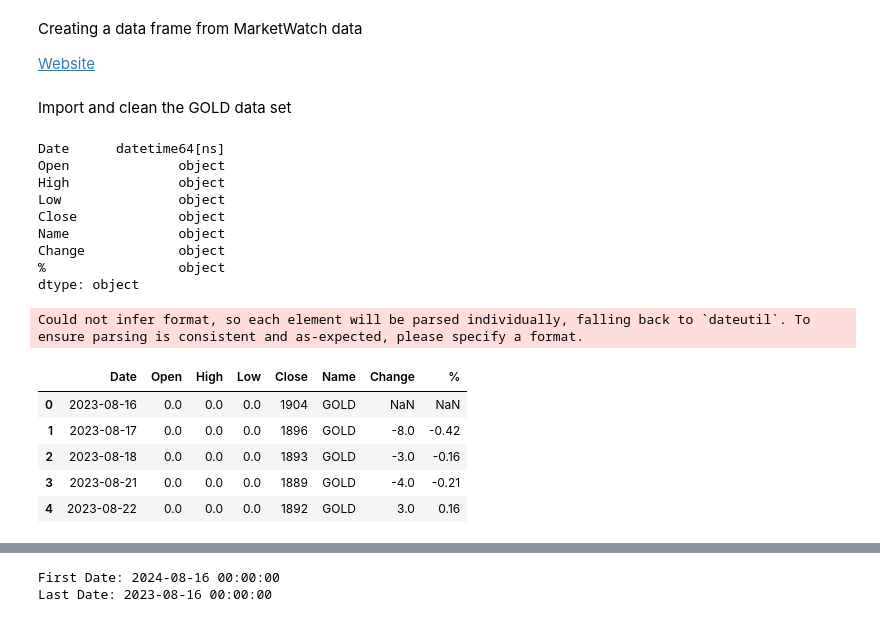
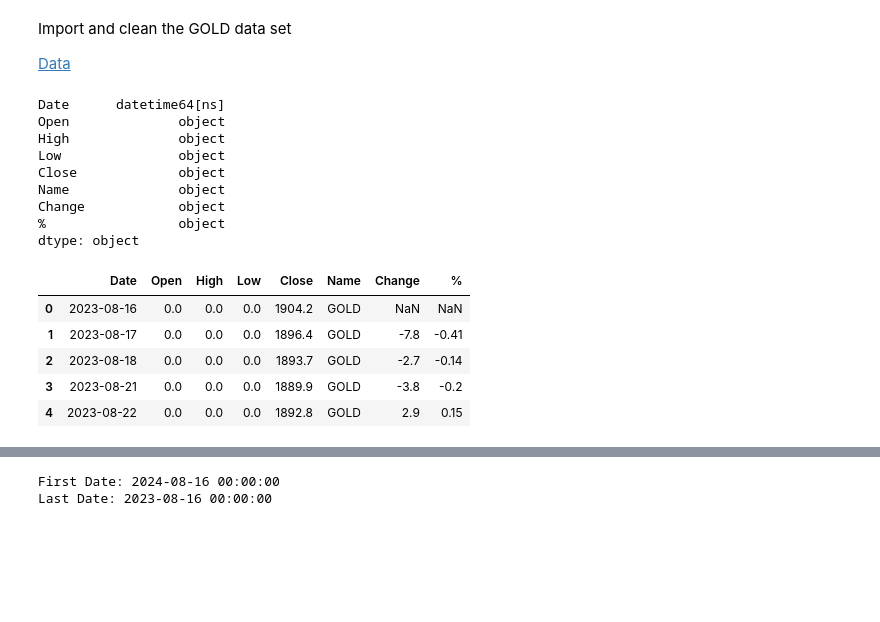
Before and after one commit to CVanchieri/CryptoAPIs, a Jupyter notebook: Notebooks/Data/CompiledCryptoDataSet.ipynb, the cells around one changed output, grey strips where cells are left out. Saved outputs shown, nothing was run; the diff lists cells and outputs as text; code cells hidden in the pictures; blank space fills up the shorter version.

Commit message:
added in OIL to the crypcompiled notebook and data.

```diff
--- a/Notebooks/Data/MarketWatchDataset.ipynb
+++ b/Notebooks/Data/CompiledCryptoDataSet.ipynb
@@ -1,7 +1,3 @@
-# %% [markdown]
-Creating a data frame from MarketWatch data
-
-[Website](https://www.marketwatch.com/investing/cryptocurrency)
 # %%
 # imports
 
@@ -11,38 +7,38 @@ import matplotlib.pyplot as plt
 from google.colab import files
 # %% [markdown]
 Import and clean the GOLD data set
+
+[Data](https://www.marketwatch.com/investing/cryptocurrency)
 # %%
 # import and clean the GOLD data frame
 
 df_gld = pd.read_csv('/content/GOLDUSD.csv') # read in BTC data
 
 df_gld['Name'] = 'GOLD' # set the name
 df_gld['Close'] = df_gld['Close'].astype(str).str.replace(',', '').astype(float) # convert to float
-df_gld['Close'] = df_gld['Close'].astype(int) # convert to int
 df_gld['Change'] = df_gld['Close'].diff() # find the difference
 df_gld[['Open', 'High', 'Low', 'Close']] = df_gld[['Open', 'High', 'Low', 'Close']].astype(object) #change to objects\
 df_gld['%'] = (df_gld['Change'] / df_gld['Close']) * 100 # calculate the % change
 df_gld['%'] = pd.to_numeric(df_gld['%'], errors='coerce')  # convert to numeric, replace non-numeric with NaN
 df_gld['%'] = df_gld['%'].round(2) # round to 2 decimals
 df_gld['Change'] = df_gld['Change'].astype(object) # convert to object
 df_gld['%'] = df_gld['%'].astype(object) # convert to object
 df_gld['Date'] = pd.to_datetime(df_gld['Date']) # convert to datetime
 print(df_gld.dtypes) # show data types
 df_gld.head()
 # %% [output]
 Date      datetime64[ns]
 Open              object
 High              object
 Low               object
 Close             object
 Name              object
 Change            object
 %                 object
 dtype: object
-Could not infer format, so each element will be parsed individually, falling back to `dateutil`. To ensure parsing is consistent and as-expected, please specify a format.
 |  | Date | Open | High | Low | Close | Name | Change | % |
-| 0 | 2023-08-16 | 0.0 | 0.0 | 0.0 | 1904 | GOLD | NaN | NaN |
-| 1 | 2023-08-17 | 0.0 | 0.0 | 0.0 | 1896 | GOLD | -8.0 | -0.42 |
-| 2 | 2023-08-18 | 0.0 | 0.0 | 0.0 | 1893 | GOLD | -3.0 | -0.16 |
-| 3 | 2023-08-21 | 0.0 | 0.0 | 0.0 | 1889 | GOLD | -4.0 | -0.21 |
-| 4 | 2023-08-22 | 0.0 | 0.0 | 0.0 | 1892 | GOLD | 3.0 | 0.16 |
+| 0 | 2023-08-16 | 0.0 | 0.0 | 0.0 | 1904.2 | GOLD | NaN | NaN |
+| 1 | 2023-08-17 | 0.0 | 0.0 | 0.0 | 1896.4 | GOLD | -7.8 | -0.41 |
+| 2 | 2023-08-18 | 0.0 | 0.0 | 0.0 | 1893.7 | GOLD | -2.7 | -0.14 |
+| 3 | 2023-08-21 | 0.0 | 0.0 | 0.0 | 1889.9 | GOLD | -3.8 | -0.2 |
+| 4 | 2023-08-22 | 0.0 | 0.0 | 0.0 | 1892.8 | GOLD | 2.9 | 0.15 |
```
Also changed, not shown: parts of 12 cells of this notebook, 14 other files.
